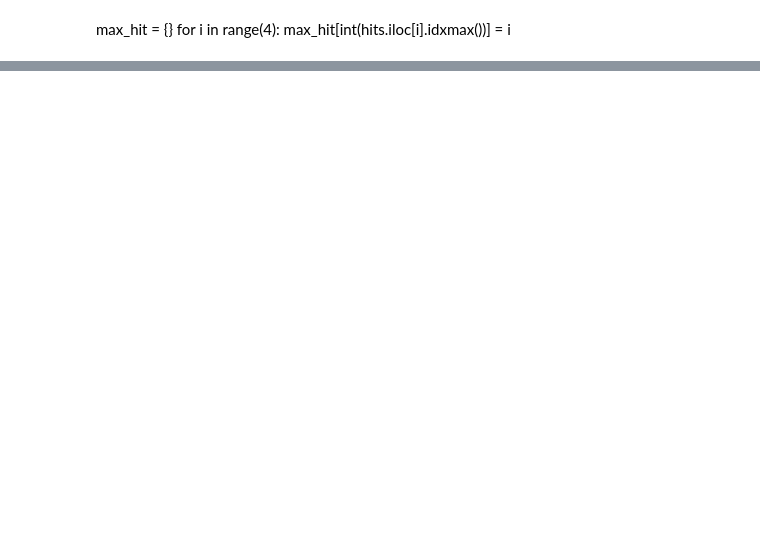
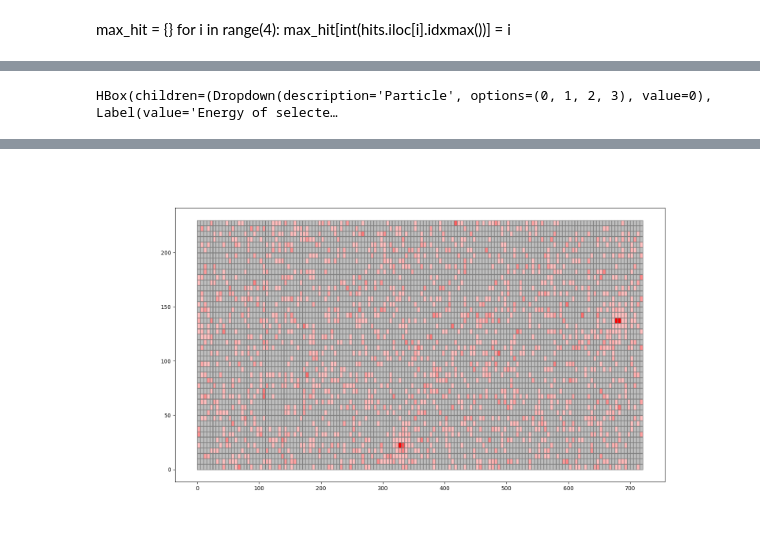
Before and after one commit to haide-i/Masterclass-BelleII, a Jupyter notebook: Prototype.ipynb, the cells around one changed output, grey strips where cells are left out. Cells and saved outputs as stored; diff of their text form; code cells hidden in the pictures; blank space fills up the shorter version.

```diff
--- a/Prototype.ipynb
+++ b/Prototype.ipynb
@@ -31,0 +25,5 @@ HBox(children=(Dropdown(description='Particle', options=(0, 1, 2, 3), value=0),
+# %%
+ew = ECLWidget('EEEE/0_allcomb_0.h5', noise_rate = 0.25, )
+ew.show()
+# %% [output]
+HBox(children=(Dropdown(description='Particle', options=(0, 1, 2, 3), value=0), Label(value='Energy of selecte…
@@ -31,0 +31 @@ HBox(children=(Dropdown(description='Particle', options=(0, 1, 2, 3), value=0),
+[figure, added]
```
Also changed, not shown: parts of 5 cells of this notebook, 2 other files.
